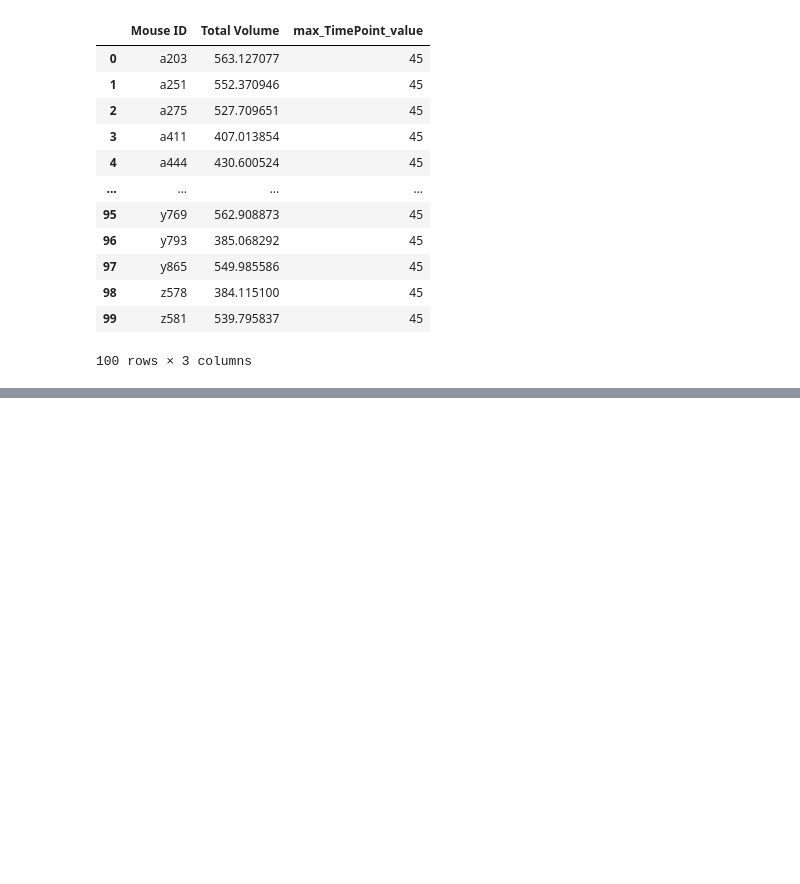
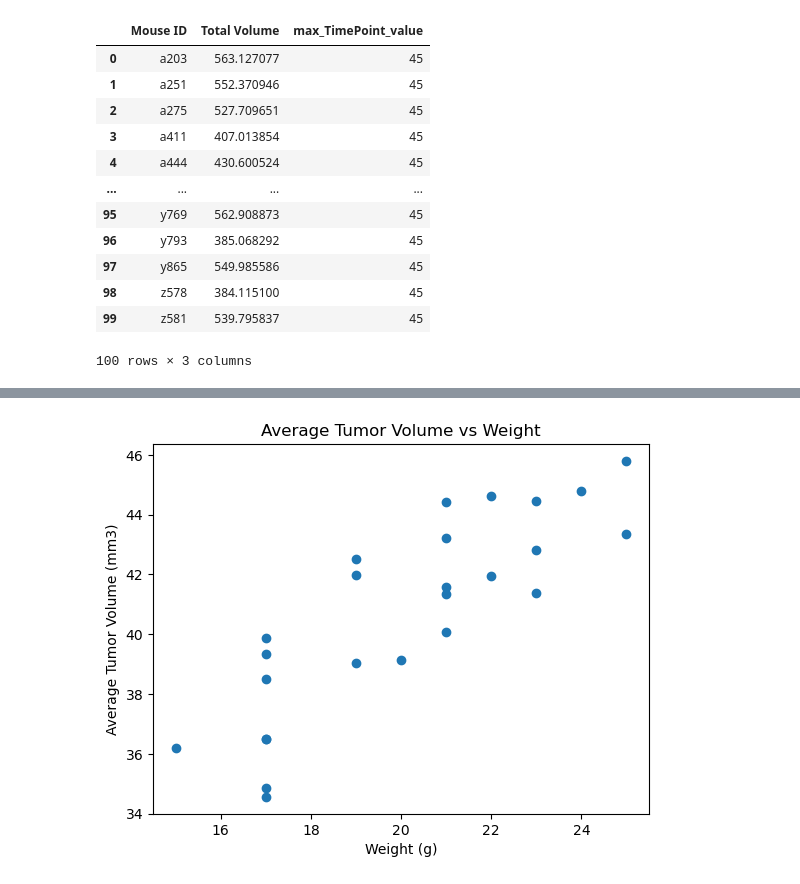
Before and after one commit to spoudel977/data_visualization_challenge, a Jupyter notebook: capomulin_efficacy_analysis.ipynb, the cells around one changed output, grey strips where cells are left out. Saved outputs shown, nothing was run; the diff lists cells and outputs as text; code cells hidden in the pictures; blank space fills up the shorter version.

```diff
--- a/capomulin_efficacy_analysis.ipynb
+++ b/capomulin_efficacy_analysis.ipynb
@@ -379,0 +484,31 @@ print("Potential Outliers:", outliers)
+# %%
+# Filter the data for items with "Capomulin" in "Drug Regimen" column
+capomulin_data = combined_clean_df[combined_clean_df['Drug Regimen'] == 'Capomulin']
+
+# Get the unique Mouse IDs
+mouse_ids = capomulin_data['Mouse ID'].unique()
+
+# Calculate the average tumor volume and weight for each Mouse ID
+average_tumor_volumes = []
+weights = []
+for mouse_id in mouse_ids:
+    average_tumor_volume = capomulin_data[capomulin_data['Mouse ID'] == mouse_id]['Tumor Volume (mm3)'].mean()
+    average_tumor_volumes.append(average_tumor_volume)
+    weight = capomulin_data[capomulin_data['Mouse ID'] == mouse_id]['Weight (g)'].mean()
+    weights.append(weight)
+
+# Create a DataFrame with the Mouse IDs, average tumor volumes, and weights
+result_df = pd.DataFrame({'Mouse ID': mouse_ids, 'Average Tumor Volume': average_tumor_volumes, 'Weight (g)': weights})
+
+# Create the scatter plot
+plt.scatter(result_df['Weight (g)'], result_df['Average Tumor Volume'])
+
+# Add labels and title
+plt.xlabel('Weight (g)')
+plt.ylabel('Average Tumor Volume (mm3)')
+plt.title('Average Tumor Volume vs Weight')
+
+# Show the plot
+plt.show()
+# %% [output]
+[figure, added]
```
Also changed, not shown: parts of 13 cells of this notebook.
